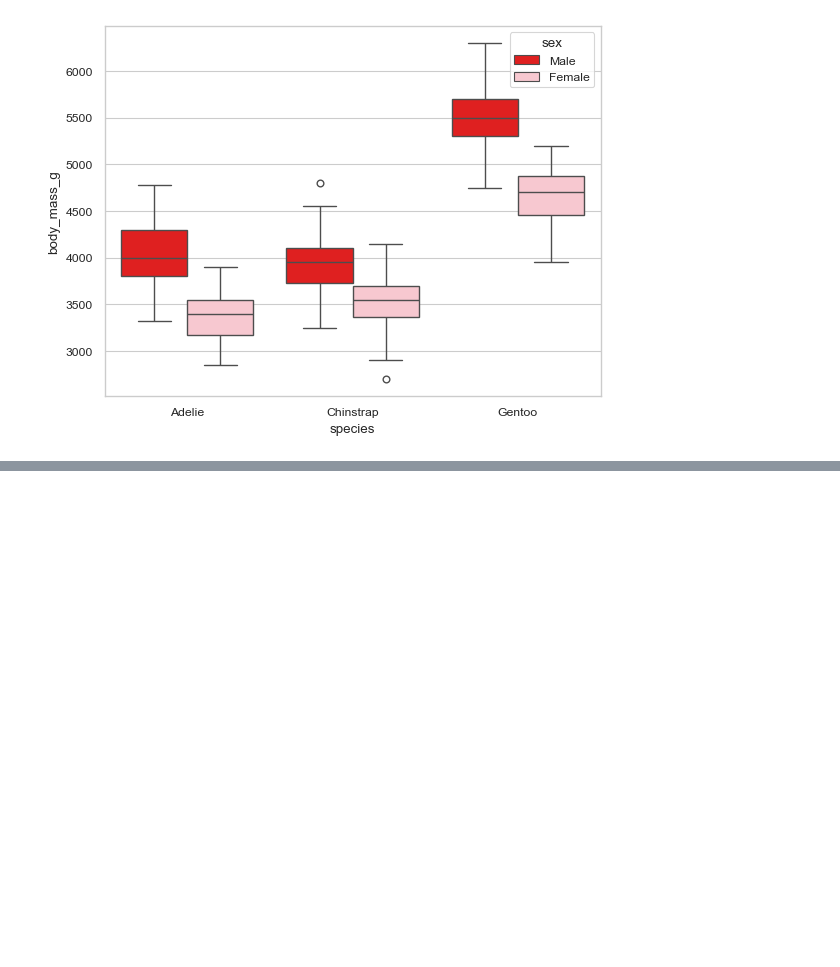
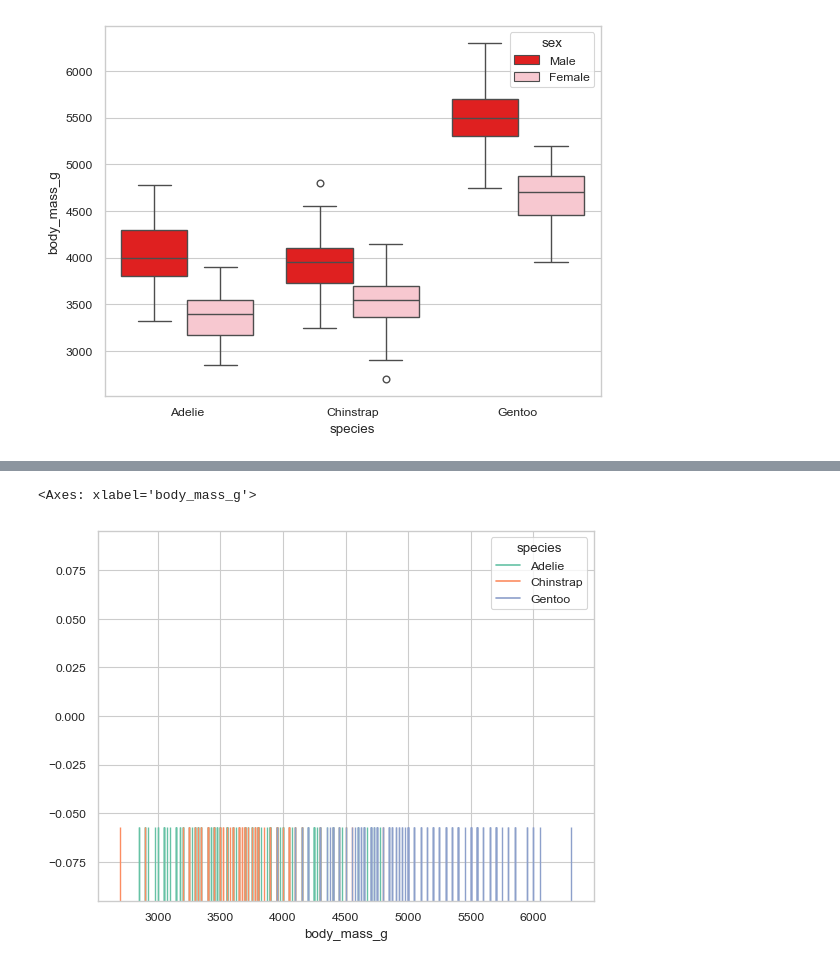
Before and after one commit to tanishachokshi/Seaborn, a Jupyter notebook: plots.ipynb, the cells around one changed output, grey strips where cells are left out. Cells and saved outputs as stored; diff of their text form; code cells hidden in the pictures; blank space fills up the shorter version.

```diff
--- a/plots.ipynb
+++ b/plots.ipynb
@@ -176,0 +228,6 @@ sns.boxplot(data=penguins, x="species", y="body_mass_g", hue="sex", palette=["re
+# %%
+# Rug plot:
+sns.rugplot(data=penguins, x="body_mass_g", hue="species",palette="Set2", height=0.2)
+# %% [output]
+<Axes: xlabel='body_mass_g'>
+[figure, added]
```
Also changed, not shown: parts of 10 cells of this notebook.
